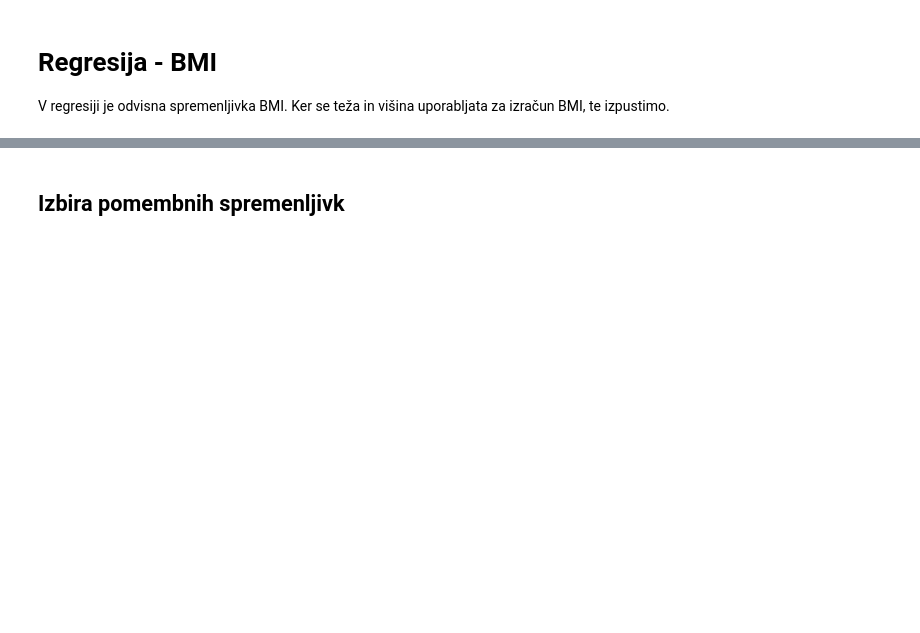
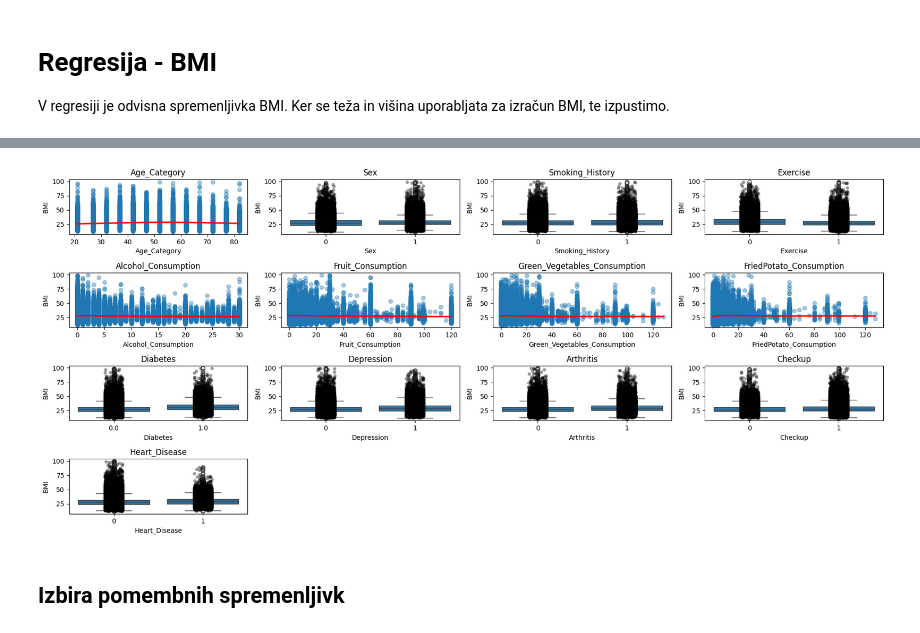
Before and after one commit to kris71028/Seminarska-naloga-VUI, a Jupyter notebook: regression.ipynb, the cells around one changed output, grey strips where cells are left out. Saved outputs shown, nothing was run; the diff lists cells and outputs as text; code cells hidden in the pictures; blank space fills up the shorter version.

```diff
--- a/regression.ipynb
+++ b/regression.ipynb
@@ -132,3 +171,7 @@ V regresiji je odvisna spremenljivka BMI. Ker se teža in višina uporabljata za
+# %%
+plot_correlation(df)
+# %% [output]
+[figure, new version]
 # %% [markdown]
 ## Izbira pomembnih spremenljivk
 # %% [markdown]
```
Also changed, not shown: parts of 17 cells of this notebook, 1 other file.
